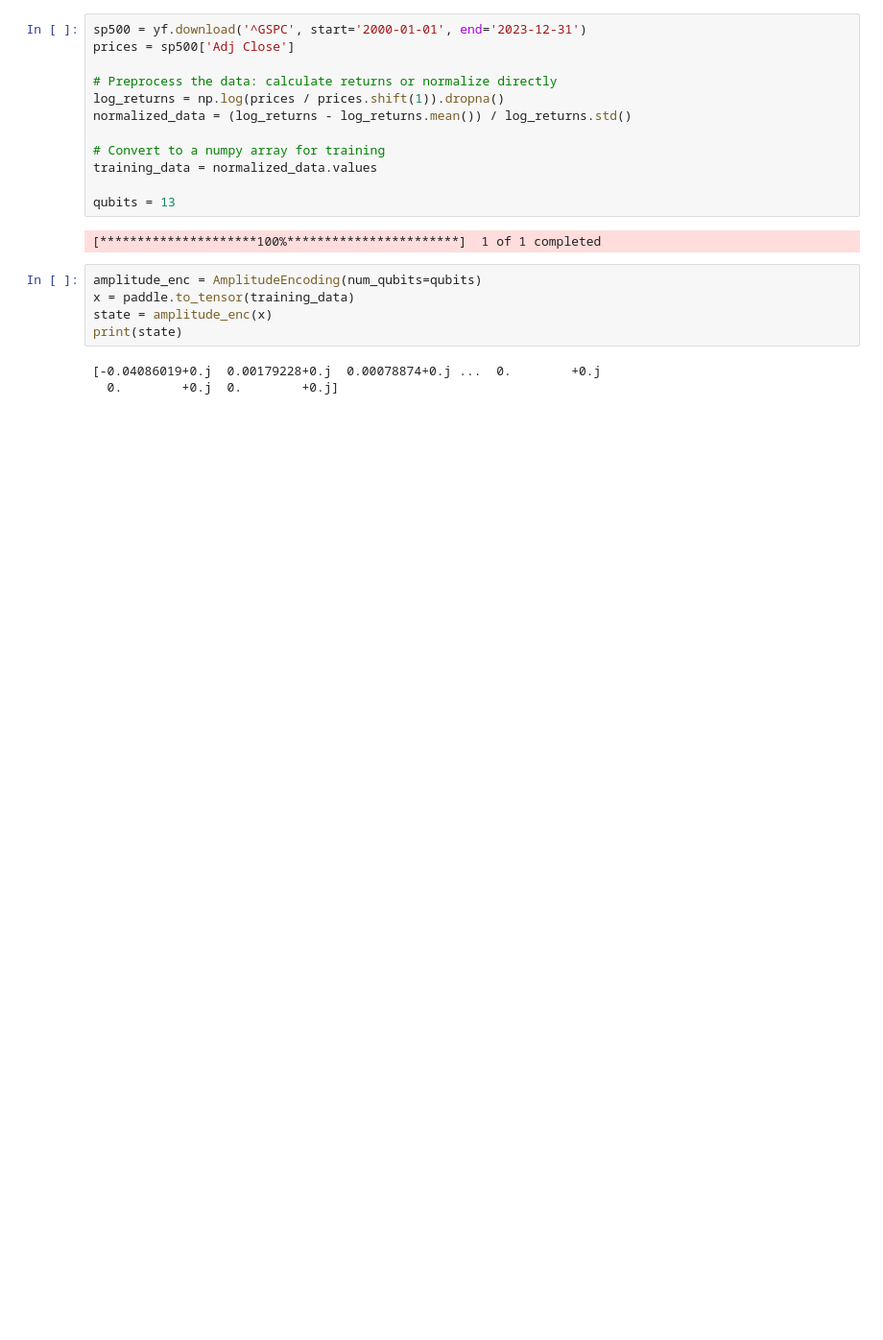
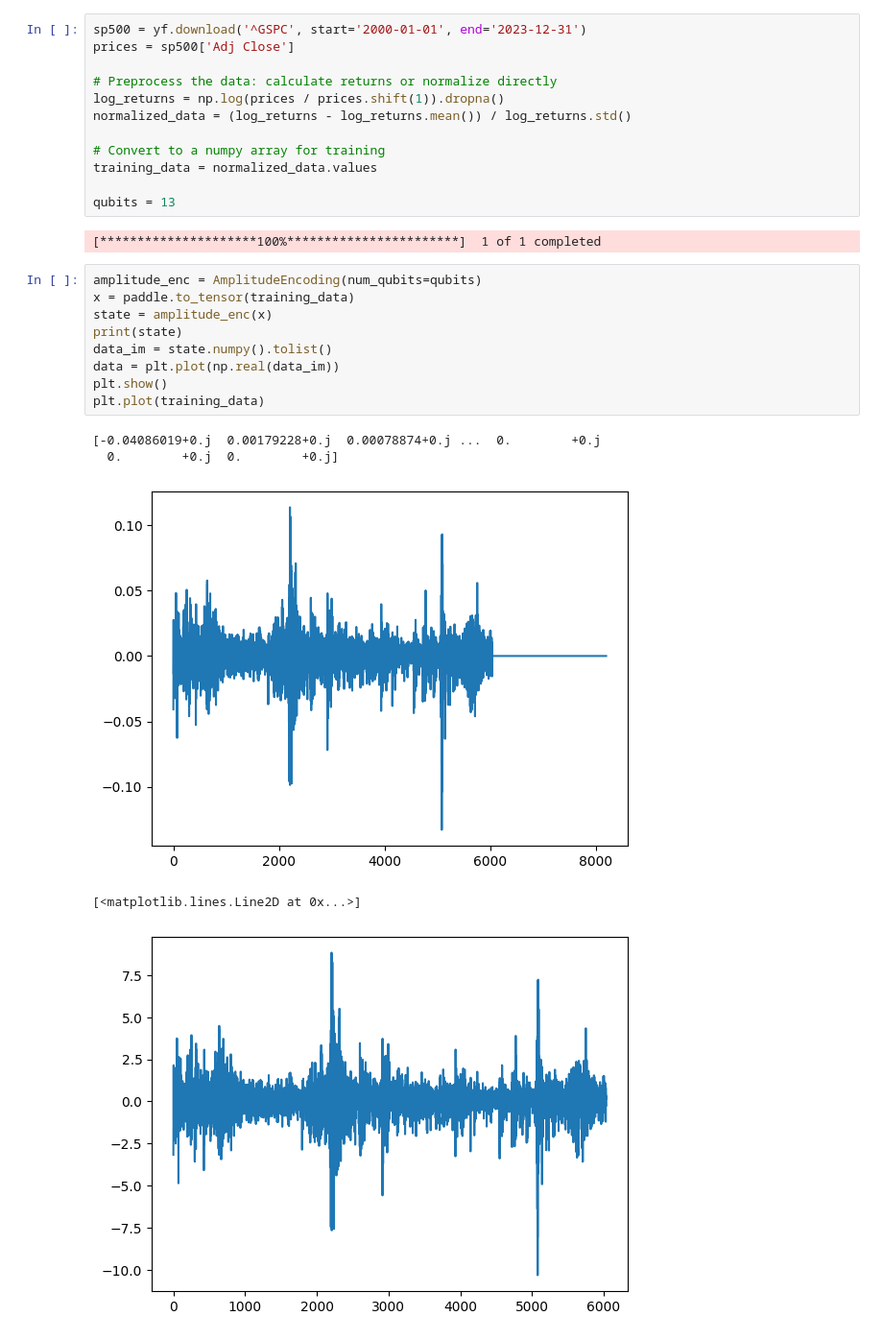
Before and after one commit to aidegare/QGAN, a Jupyter notebook: W_QGAN.ipynb, the cells around one changed output. Shown: that part at 96% size. Drawn from its saved outputs; the diff is of its cells as text; blank space fills up the shorter version.

```diff
--- a/W_QGAN.ipynb
+++ b/W_QGAN.ipynb
@@ -26,8 +29,15 @@ qubits = 13
 # %%
 amplitude_enc = AmplitudeEncoding(num_qubits=qubits)
 x = paddle.to_tensor(training_data)
 state = amplitude_enc(x)
 print(state)
+data_im = state.numpy().tolist()
+data = plt.plot(np.real(data_im))
+plt.show()
+plt.plot(training_data)
 # %% [output]
 [-0.04086019+0.j  0.00179228+0.j  0.00078874+0.j ...  0.        +0.j
   0.        +0.j  0.        +0.j]
+[figure, added]
+[<matplotlib.lines.Line2D at 0x...>]
+[figure, added]
```
Also changed, not shown: parts of 10 cells of this notebook.
